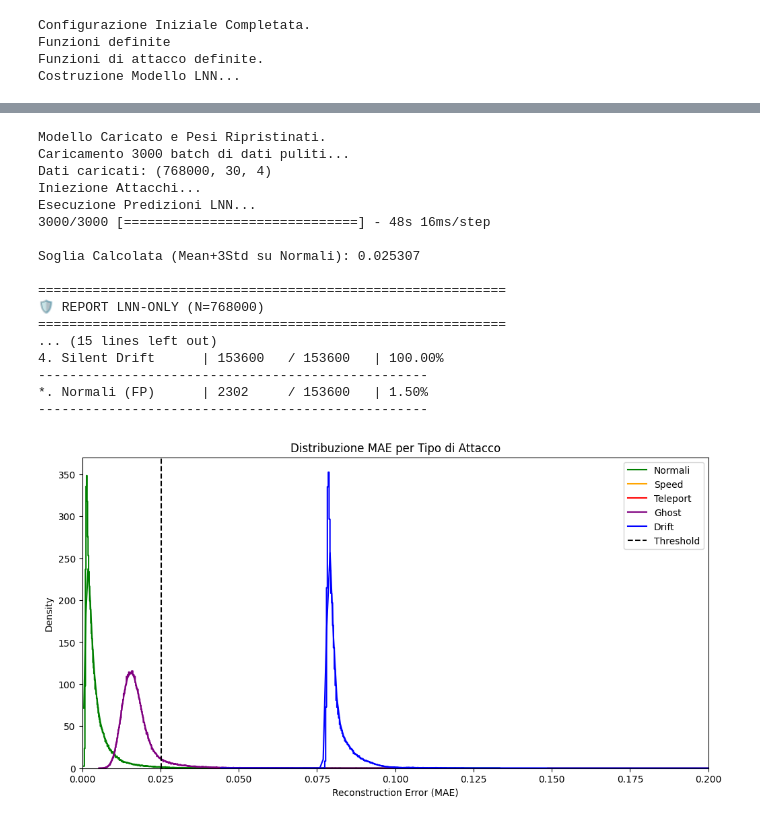
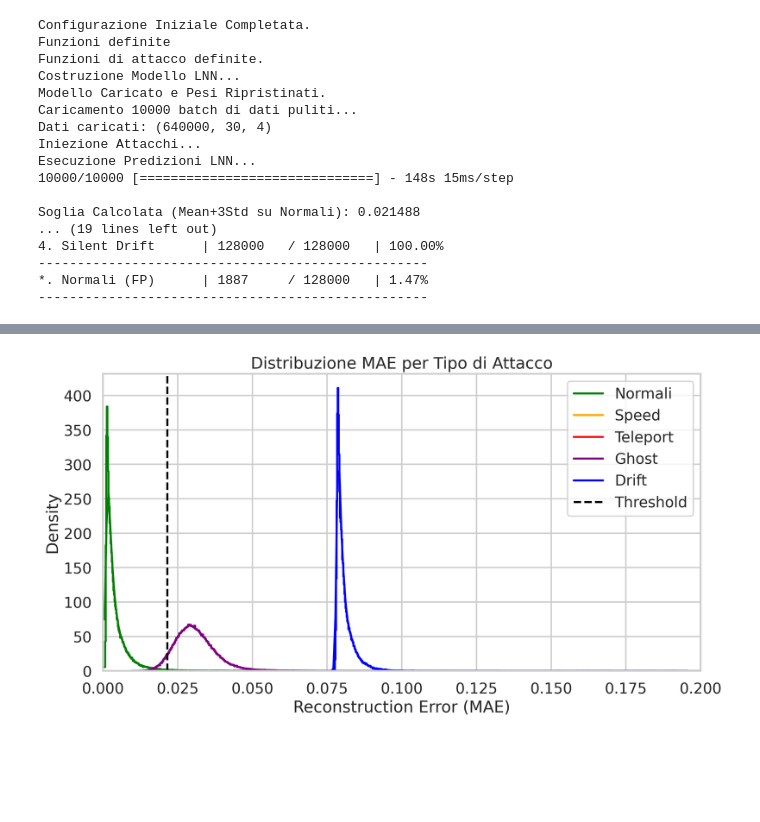
Before and after one commit to LaroccaA/Detecting-Trajectory-Spoofing-Attacks-on-AIS, a Jupyter notebook: Progetto/LNN_V2/Test_Attacks.ipynb, the cells around one changed output, grey strips where cells are left out. Saved outputs shown, nothing was run; the diff lists cells and outputs as text; code cells hidden in the pictures; blank space fills up the shorter version.

Commit message:
attacchi completi ed analisi di soglia e aggressività

```diff
--- a/Progetto/LNN_V2/Test_Attacks.ipynb
+++ b/Progetto/LNN_V2/Test_Attacks.ipynb
@@ -33,7 +33,7 @@ if gpus:
 
 # --- CONFIGURAZIONE ---
 WINDOW_SIZE = 30
-BATCH_SIZE = 256 # O quello che preferisci per il test
+BATCH_SIZE = 64 # O quello che preferisci per il test
 COLONNE_FEATURES = ['Latitude', 'Longitude', 'SOG', 'COG']
 INPUT_DIR = '../Pre-Elaborazione Dati/Dataset_Ready_For_AI_FINAL' # Assicurati che il path sia corretto
 SCALER_PATH = 'scaler.joblib'
@@ -146,7 +146,7 @@ def inject_attacks(X_clean):
     # 3. Ghost Ship (Inversione Rotta + Jitter)
     # Inversione COG (180 gradi circa) + rumore
     X_mixed[idx_ghost, :, 3] = (X_mixed[idx_ghost, :, 3] + 0.5) % 1.0
-    X_mixed[idx_ghost, :, 3] += np.random.normal(0, 0.1, X_mixed[idx_ghost, :, 3].shape)
+    X_mixed[idx_ghost, :, 3] += np.random.normal(0, 0.2, X_mixed[idx_ghost, :, 3].shape)
     y_true[idx_ghost] = 1
     attack_type[idx_ghost] = 3
 
@@ -194,7 +194,7 @@ else:
 # --- ESECUZIONE TEST ---
 
 # 1. Accumulo Dati Puliti
-NUM_BATCHES_TEST = 3000 # Circa 100k campioni totali
+NUM_BATCHES_TEST = 10000 # Circa 100k campioni totali
 X_list = []
 
 print(f"Caricamento {NUM_BATCHES_TEST} batch di dati puliti...")
@@ -280,3 +280,16 @@ Configurazione Iniziale Completata.
 Funzioni definite
 Funzioni di attacco definite.
 Costruzione Modello LNN...
+Modello Caricato e Pesi Ripristinati.
+Caricamento 10000 batch di dati puliti...
+Dati caricati: (640000, 30, 4)
+Iniezione Attacchi...
+Esecuzione Predizioni LNN...
+10000/10000 [==============================] - 148s 15ms/step
+
+Soglia Calcolata (Mean+3Std su Normali): 0.021488
+... (19 lines left out)
+4. Silent Drift      | 128000   / 128000   | 100.00%
+--------------------------------------------------
+*. Normali (FP)      | 1887     / 128000   | 1.47%
+--------------------------------------------------
@@ -285,21 +296,4 @@ I0000 00:00:1764844282.345260    4792 gpu_device.cc:2020] Created device /job:lo
-Modello Caricato e Pesi Ripristinati.
-Caricamento 3000 batch di dati puliti...
-Dati caricati: (768000, 30, 4)
-Iniezione Attacchi...
-Esecuzione Predizioni LNN...
-3000/3000 [==============================] - 48s 16ms/step
-
-Soglia Calcolata (Mean+3Std su Normali): 0.025307
-
-============================================================
-🛡️ REPORT LNN-ONLY (N=768000)
-============================================================
-... (15 lines left out)
-4. Silent Drift      | 153600   / 153600   | 100.00%
---------------------------------------------------
-*. Normali (FP)      | 2302     / 153600   | 1.50%
---------------------------------------------------
-[figure, old version]
+[figure, new version]
 # %%
 import numpy as np
 import matplotlib.pyplot as plt
```
Also changed, not shown: parts of 3 cells of this notebook.
